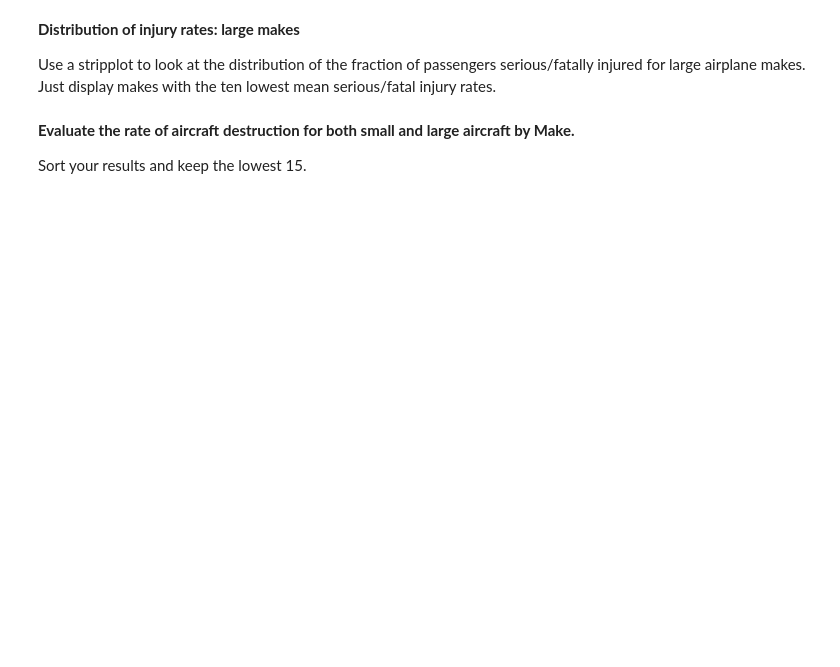
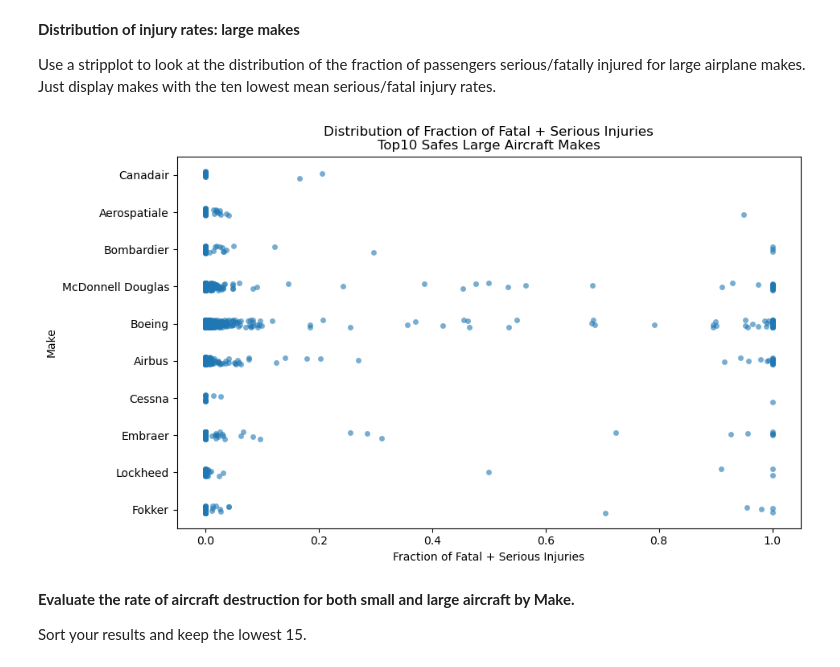
Before and after one commit to alpogi2dmax/dsc-course0-m8-lab, a Jupyter notebook: Aviation_Accidents_Data_Analysis.ipynb, the cells around one changed output. Cells and saved outputs as stored; diff of their text form; code cells hidden in the pictures; blank space fills up the shorter version.

```diff
--- a/Aviation_Accidents_Data_Analysis.ipynb
+++ b/Aviation_Accidents_Data_Analysis.ipynb
@@ -138,6 +156,30 @@ Use a violinplot to look at the distribution of the fraction of passengers serio
 **Distribution of injury rates: large makes**
 
 Use a stripplot to look at the distribution of the fraction of passengers serious/fatally injured for large airplane makes. Just display makes with the ten lowest mean serious/fatal injury rates.
+# %%
+# Select the 10 safest Large Makes
+top10_large_makes = large_makes_summary['Make'].head(10).tolist()
+
+# Filter large_planes to those Makes
+top_large_df = large_planes[large_planes['Make'].isin(top10_large_makes)]
+# %%
+#Stripplot of injury fractions
+plt.figure(figsize=(10,6))
+sns.stripplot(
+    data=top_large_df,
+    x='Frac.Fatal.Serious',
+    y='Make',
+    order=top10_large_makes,
+    jitter=True,
+    alpha=0.6
+)
+plt.title('Distribution of Fraction of Fatal + Serious Injuries\nTop10 Safes Large Aircraft Makes')
+plt.xlabel('Fraction of Fatal + Serious Injuries')
+plt.ylabel('Make')
+
+plt.show()
+# %% [output]
+[figure, added]
 # %% [markdown]
 **Evaluate the rate of aircraft destruction for both small and large aircraft by Make.**
 
```
Also changed, not shown: parts of 6 cells of this notebook.
